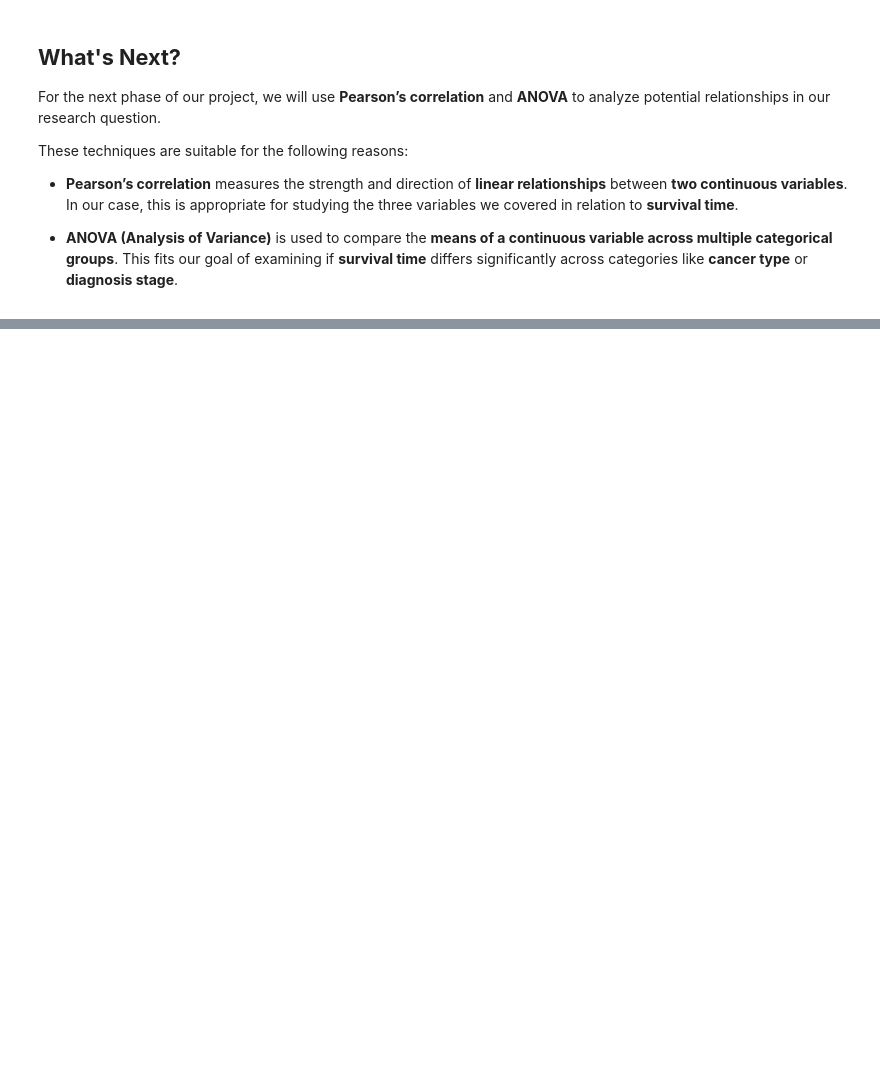
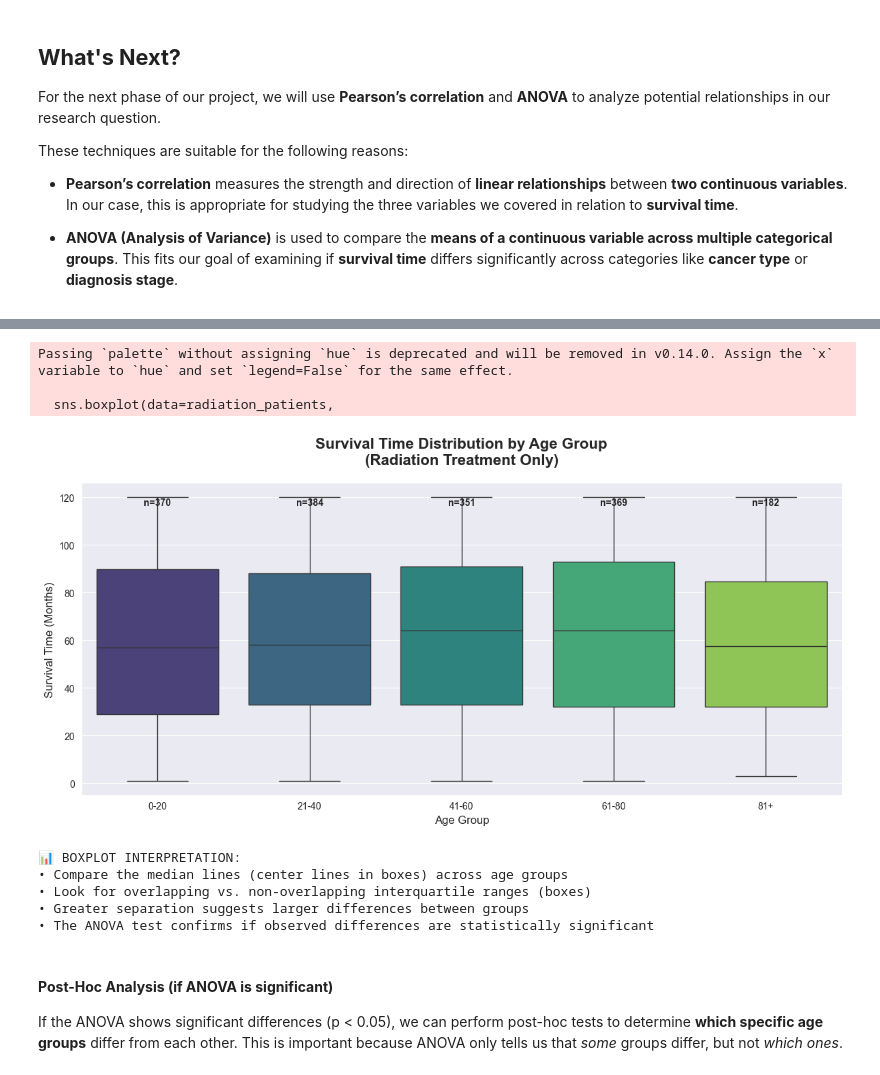
Before and after one commit to Kamote35/CSMODEL-S20-pandas-Salle-, a Jupyter notebook: [CSMODEL]Pandas_Salle_PHASE1.ipynb, the cells around one changed output, grey strips where cells are left out. Drawn from its saved outputs; the diff is of its cells as text; code cells hidden in the pictures; blank space fills up the shorter version.

```diff
--- a/[CSMODEL]Pandas_Salle_PHASE1.ipynb
+++ b/[CSMODEL]Pandas_Salle_PHASE1.ipynb
@@ -621,0 +705,10 @@ These techniques are suitable for the following reasons:
+# %%
+eye_cancer_df['Age_Group'] = pd.cut(eye_cancer_df['Age'], bins=[0, 20, 40, 60, 80, 100], labels=['0-20', '21-40', '41-60', '61-80', '81+'])
+
+plt.figure(figsize=(12, 6))
+sns.boxplot(data=eye_cancer_df, x='Treatment_Type', y='Survival_Time_Months', hue='Age_Group', palette='Set2')
+plt.title('Survival Time by Treatment Type and Age Group', fontsize=16)
+plt.xlabel('Treatment Type', fontsize=12)
+plt.ylabel('Survival Time (Months)', fontsize=12)
+plt.tight_layout()
+plt.show()
@@ -621,0 +847,45 @@ These techniques are suitable for the following reasons:
+# %%
+# Visualize the data with box plot
+plt.figure(figsize=(12, 6))
+sns.boxplot(data=radiation_patients,
+           x='Age_Group',
+           y='Survival_Time_Months',
+           palette='viridis')
+
+plt.title('Survival Time Distribution by Age Group\n(Radiation Treatment Only)',
+          fontsize=16, fontweight='bold', pad=20)
+# Remove palette argument since hue is not set
+plt.xlabel('Age Group', fontsize=12)
+plt.ylabel('Survival Time (Months)', fontsize=12)
+plt.xticks(rotation=0)
+
+# Add sample sizes as text on the plot
+for i, age_group in enumerate(radiation_patients['Age_Group'].cat.categories):
+    if age_group in radiation_patients['Age_Group'].values:
+        count = len(radiation_patients[radiation_patients['Age_Group'] == age_group])
+        if count > 0:
+            plt.text(i, plt.ylim()[1]*0.95, f'n={count}',
+                    ha='center', va='top', fontweight='bold')
+
+plt.tight_layout()
+plt.show()
+
+print("📊 BOXPLOT INTERPRETATION:")
+print("• Compare the median lines (center lines in boxes) across age groups")
+print("• Look for overlapping vs. non-overlapping interquartile ranges (boxes)")
+print("• Greater separation suggests larger differences between groups")
+print("• The ANOVA test confirms if observed differences are statistically significant")
+# %% [output]
+Passing `palette` without assigning `hue` is deprecated and will be removed in v0.14.0. Assign the `x` variable to `hue` and set `legend=False` for the same effect.
+
+  sns.boxplot(data=radiation_patients,
+[figure, added]
+📊 BOXPLOT INTERPRETATION:
+• Compare the median lines (center lines in boxes) across age groups
+• Look for overlapping vs. non-overlapping interquartile ranges (boxes)
+• Greater separation suggests larger differences between groups
+• The ANOVA test confirms if observed differences are statistically significant
+# %% [markdown]
+#### **Post-Hoc Analysis (if ANOVA is significant)**
+
+If the ANOVA shows significant differences (p < 0.05), we can perform post-hoc tests to determine **which specific age groups** differ from each other. This is important because ANOVA only tells us that *some* groups differ, but not *which ones*.
```
Also changed, not shown: parts of 14 cells of this notebook.
